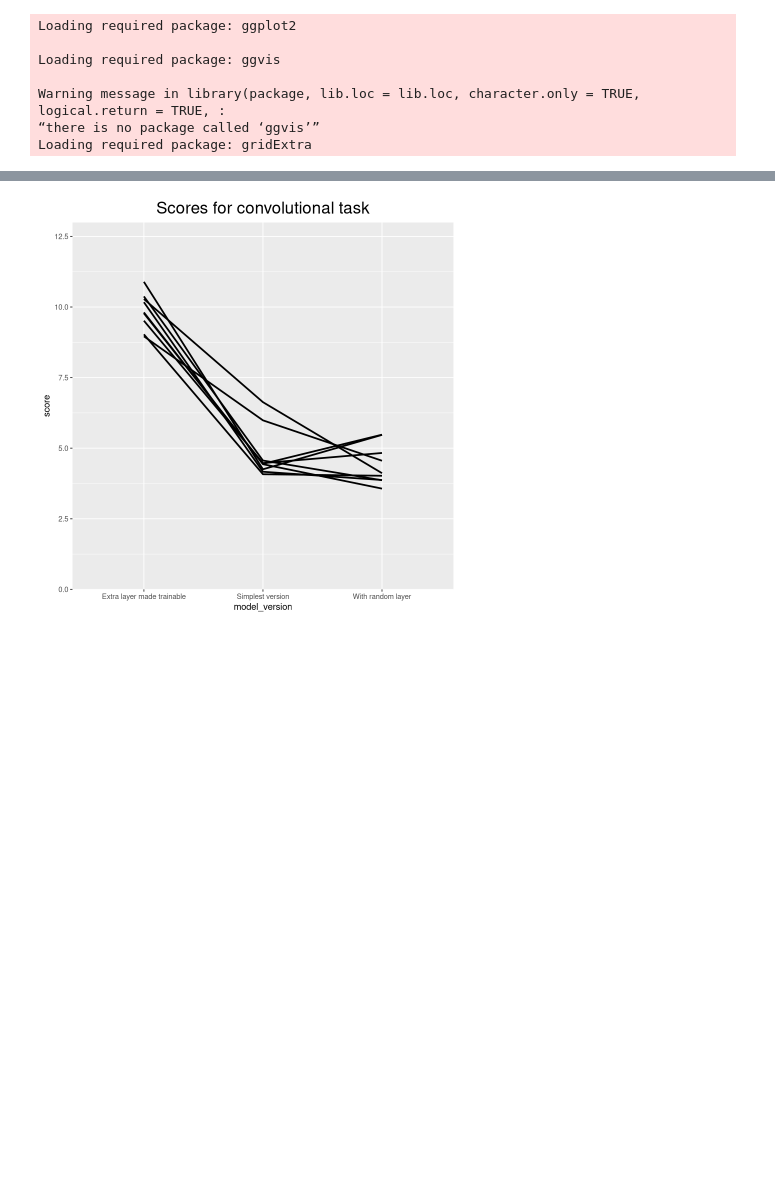
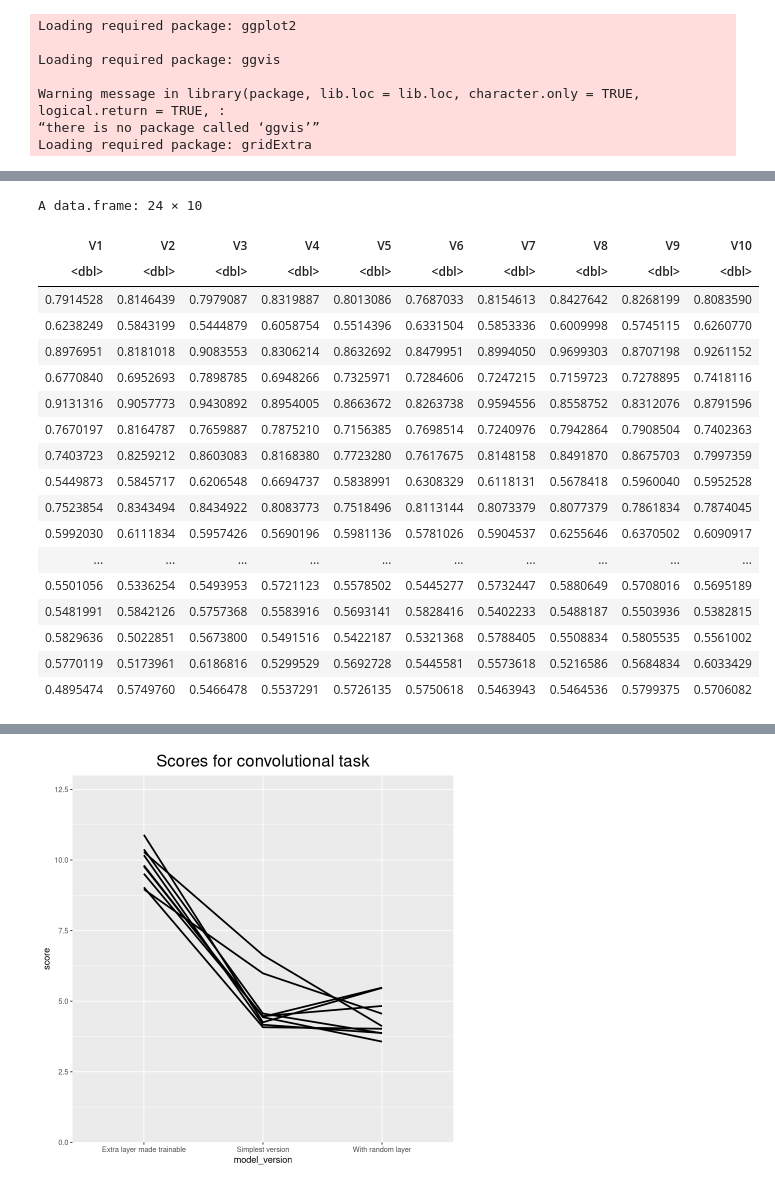
Before and after one commit to matejsladek/random_layers, a Jupyter notebook: code/plots/Spaghetti.ipynb, the cells around one changed output, grey strips where cells are left out. Cells and saved outputs as stored; diff of their text form; code cells hidden in the pictures; blank space fills up the shorter version.

```diff
--- a/code/plots/Spaghetti.ipynb
+++ b/code/plots/Spaghetti.ipynb
@@ -19,0 +18,4 @@ read_data <- read.csv("../experiments/census-income/output/result.np", sep = " "
+# %%
+file <- file("../experiments/census-income/output/result.output", "r")
+format <- readLines(file, n = 1)
+rest <- readLines(file)
@@ -20,4 +30,26 @@ read_data <- read.csv("../experiments/census-income/output/result.np", sep = " "
 # %%
 data_matrix <- fake_data
+# %%
+data_matrix <- read.csv(text = paste0(rest), header = F, sep = " ")
 # %%
-data_matrix <- read_data
+data_matrix
+# %% [output]
+A data.frame: 24 × 10
+| V1 | V2 | V3 | V4 | V5 | V6 | V7 | V8 | V9 | V10 |
+| <dbl> | <dbl> | <dbl> | <dbl> | <dbl> | <dbl> | <dbl> | <dbl> | <dbl> | <dbl> |
+| 0.7914528 | 0.8146439 | 0.7979087 | 0.8319887 | 0.8013086 | 0.7687033 | 0.8154613 | 0.8427642 | 0.8268199 | 0.8083590 |
+| 0.6238249 | 0.5843199 | 0.5444879 | 0.6058754 | 0.5514396 | 0.6331504 | 0.5853336 | 0.6009998 | 0.5745115 | 0.6260770 |
+| 0.8976951 | 0.8181018 | 0.9083553 | 0.8306214 | 0.8632692 | 0.8479951 | 0.8994050 | 0.9699303 | 0.8707198 | 0.9261152 |
+| 0.6770840 | 0.6952693 | 0.7898785 | 0.6948266 | 0.7325971 | 0.7284606 | 0.7247215 | 0.7159723 | 0.7278895 | 0.7418116 |
+| 0.9131316 | 0.9057773 | 0.9430892 | 0.8954005 | 0.8663672 | 0.8263738 | 0.9594556 | 0.8558752 | 0.8312076 | 0.8791596 |
+| 0.7670197 | 0.8164787 | 0.7659887 | 0.7875210 | 0.7156385 | 0.7698514 | 0.7240976 | 0.7942864 | 0.7908504 | 0.7402363 |
+| 0.7403723 | 0.8259212 | 0.8603083 | 0.8168380 | 0.7723280 | 0.7617675 | 0.8148158 | 0.8491870 | 0.8675703 | 0.7997359 |
+| 0.5449873 | 0.5845717 | 0.6206548 | 0.6694737 | 0.5838991 | 0.6308329 | 0.6118131 | 0.5678418 | 0.5960040 | 0.5952528 |
+| 0.7523854 | 0.8343494 | 0.8434922 | 0.8083773 | 0.7518496 | 0.8113144 | 0.8073379 | 0.8077379 | 0.7861834 | 0.7874045 |
+| 0.5992030 | 0.6111834 | 0.5957426 | 0.5690196 | 0.5981136 | 0.5781026 | 0.5904537 | 0.6255646 | 0.6370502 | 0.6090917 |
+| ... | ... | ... | ... | ... | ... | ... | ... | ... | ... |
+| 0.5501056 | 0.5336254 | 0.5493953 | 0.5721123 | 0.5578502 | 0.5445277 | 0.5732447 | 0.5880649 | 0.5708016 | 0.5695189 |
+| 0.5481991 | 0.5842126 | 0.5757368 | 0.5583916 | 0.5693141 | 0.5828416 | 0.5402233 | 0.5488187 | 0.5503936 | 0.5382815 |
+| 0.5829636 | 0.5022851 | 0.5673800 | 0.5491516 | 0.5422187 | 0.5321368 | 0.5788405 | 0.5508834 | 0.5805535 | 0.5561002 |
+| 0.5770119 | 0.5173961 | 0.6186816 | 0.5299529 | 0.5692728 | 0.5445581 | 0.5573618 | 0.5216586 | 0.5684834 | 0.6033429 |
+| 0.4895474 | 0.5749760 | 0.5466478 | 0.5537291 | 0.5726135 | 0.5750618 | 0.5463943 | 0.5464536 | 0.5799375 | 0.5706082 |
```
Also changed, not shown: parts of 6 cells of this notebook.
